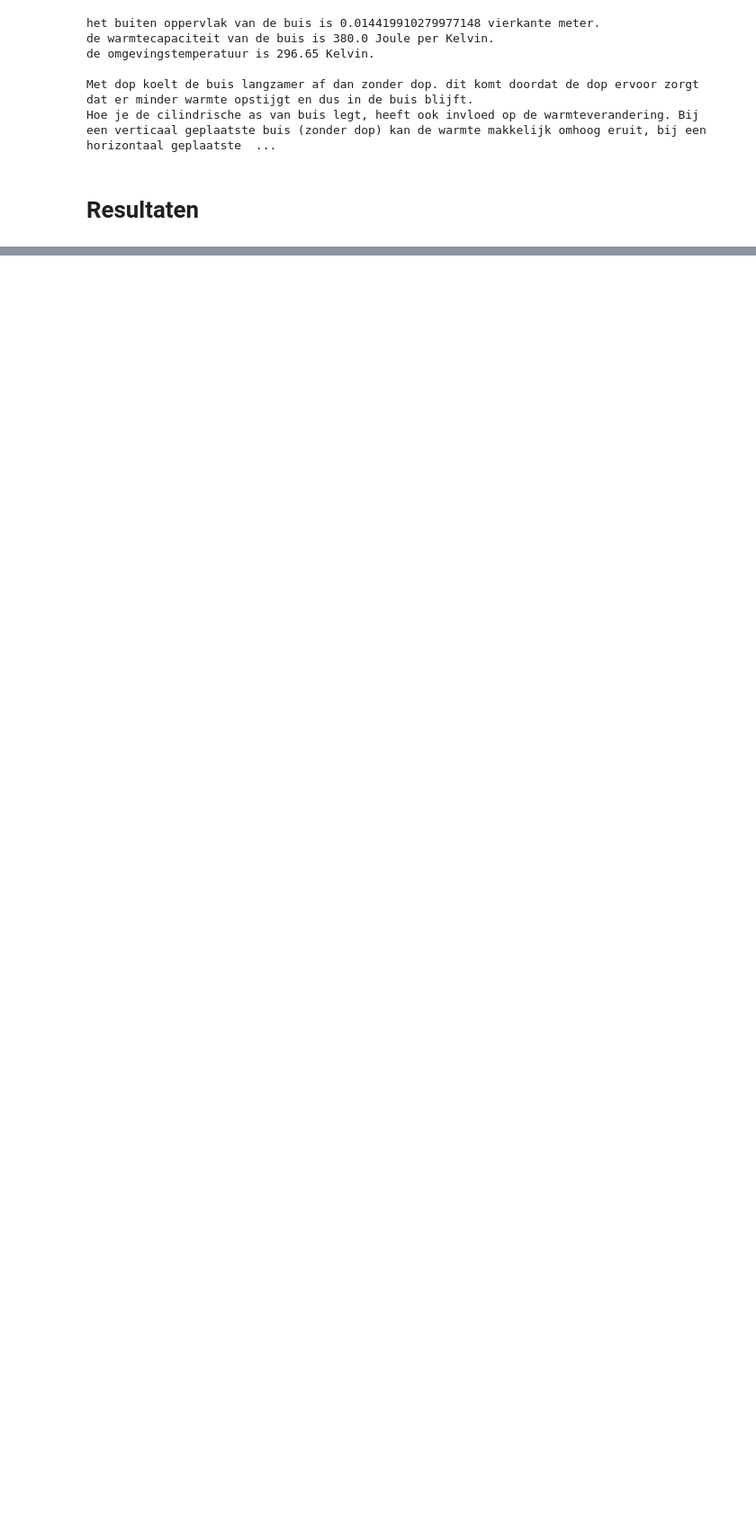
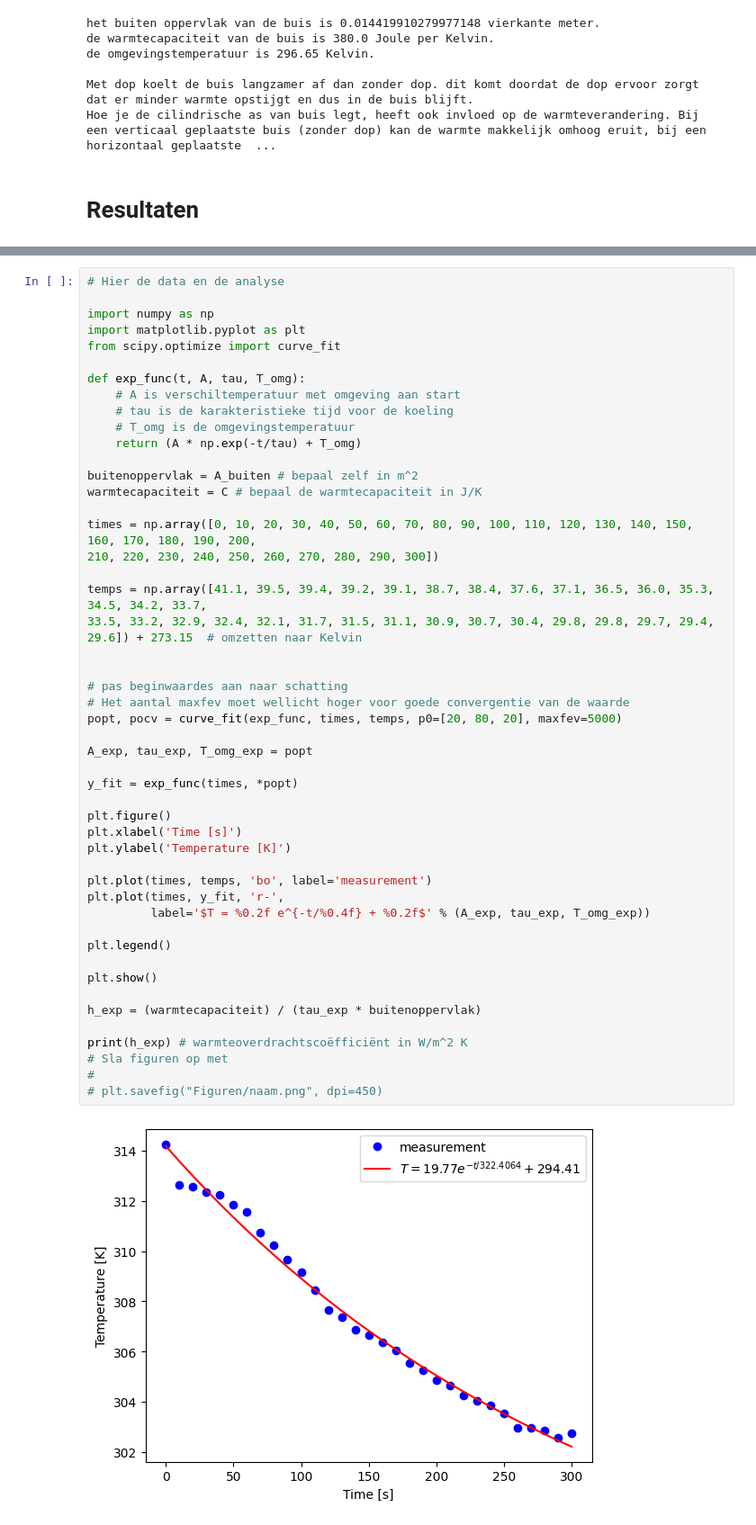
Before and after one commit to Ernesto-delft/Floris-Ernesto, a Jupyter notebook: Content/Labs/koelbuis.ipynb, the cells around one changed output, grey strips where cells are left out. Shown at 90% size. Saved outputs shown, nothing was run; the diff lists cells and outputs as text; blank space fills up the shorter version.

```diff
--- a/Content/Labs/koelbuis.ipynb
+++ b/Content/Labs/koelbuis.ipynb
@@ -270,0 +279,51 @@ print(h_exp) # warmteoverdrachtscoëfficiënt in W/m^2 K
+# %%
+# Hier de data en de analyse
+
+import numpy as np
+import matplotlib.pyplot as plt
+from scipy.optimize import curve_fit
+
+def exp_func(t, A, tau, T_omg):
+    # A is verschiltemperatuur met omgeving aan start
+    # tau is de karakteristieke tijd voor de koeling
+    # T_omg is de omgevingstemperatuur
+    return (A * np.exp(-t/tau) + T_omg)
+
+buitenoppervlak = A_buiten # bepaal zelf in m^2
+warmtecapaciteit = C # bepaal de warmtecapaciteit in J/K
+
+times = np.array([0, 10, 20, 30, 40, 50, 60, 70, 80, 90, 100, 110, 120, 130, 140, 150, 160, 170, 180, 190, 200,
+210, 220, 230, 240, 250, 260, 270, 280, 290, 300])
+
+temps = np.array([41.1, 39.5, 39.4, 39.2, 39.1, 38.7, 38.4, 37.6, 37.1, 36.5, 36.0, 35.3, 34.5, 34.2, 33.7,
+33.5, 33.2, 32.9, 32.4, 32.1, 31.7, 31.5, 31.1, 30.9, 30.7, 30.4, 29.8, 29.8, 29.7, 29.4, 29.6]) + 273.15  # omzetten naar Kelvin
+
+
+# pas beginwaardes aan naar schatting
+# Het aantal maxfev moet wellicht hoger voor goede convergentie van de waarde
+popt, pocv = curve_fit(exp_func, times, temps, p0=[20, 80, 20], maxfev=5000)
+
+A_exp, tau_exp, T_omg_exp = popt
+
+y_fit = exp_func(times, *popt)
+
+plt.figure()
+plt.xlabel('Time [s]')
+plt.ylabel('Temperature [K]')
+
+plt.plot(times, temps, 'bo', label='measurement')
+plt.plot(times, y_fit, 'r-',
+         label='$T = %0.2f e^{-t/%0.4f} + %0.2f$' % (A_exp, tau_exp, T_omg_exp))
+
+plt.legend()
+
+plt.show()
+
+h_exp = (warmtecapaciteit) / (tau_exp * buitenoppervlak)
+
+print(h_exp) # warmteoverdrachtscoëfficiënt in W/m^2 K
+# Sla figuren op met
+#
+# plt.savefig("Figuren/naam.png", dpi=450)
+# %% [output]
+[figure, added]
```
Also changed, not shown: parts of 4 cells of this notebook.
